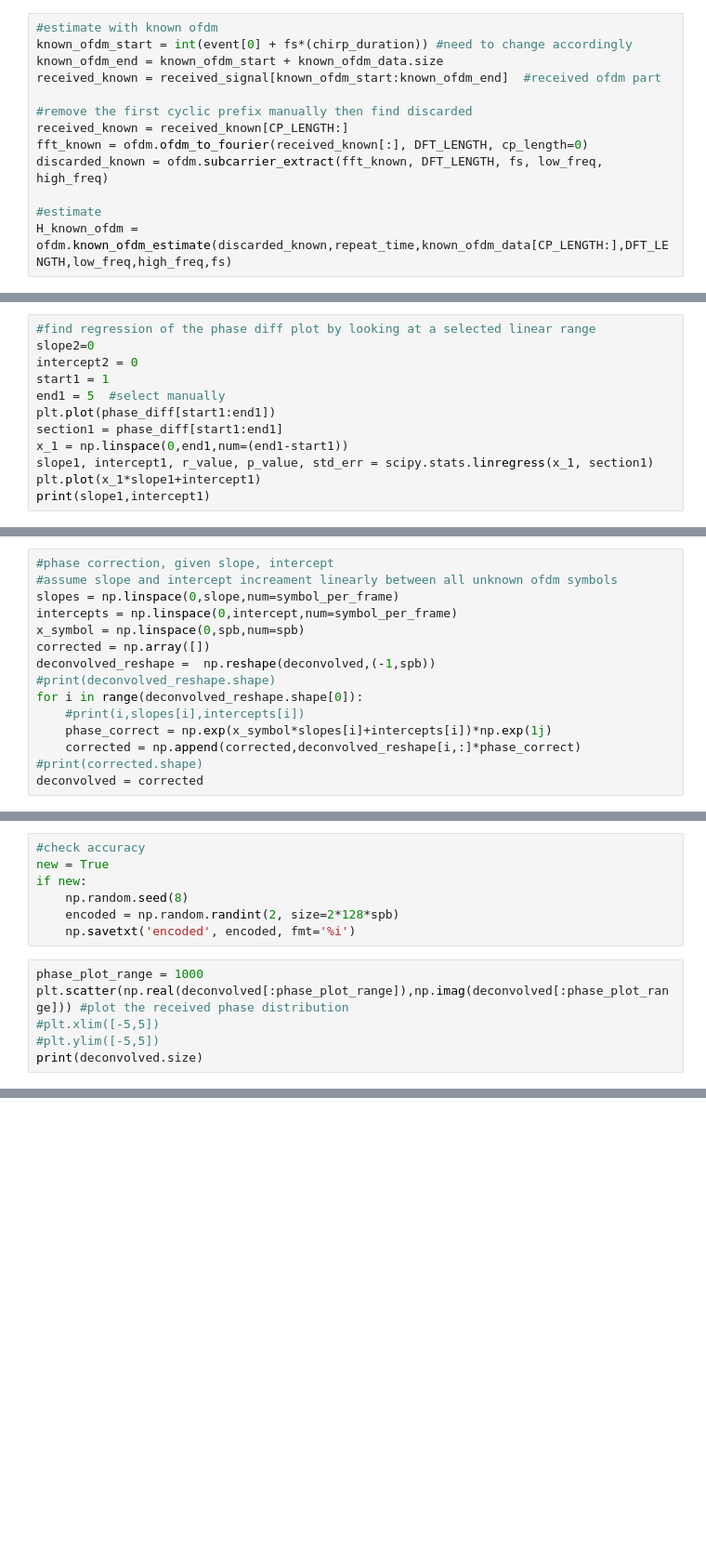
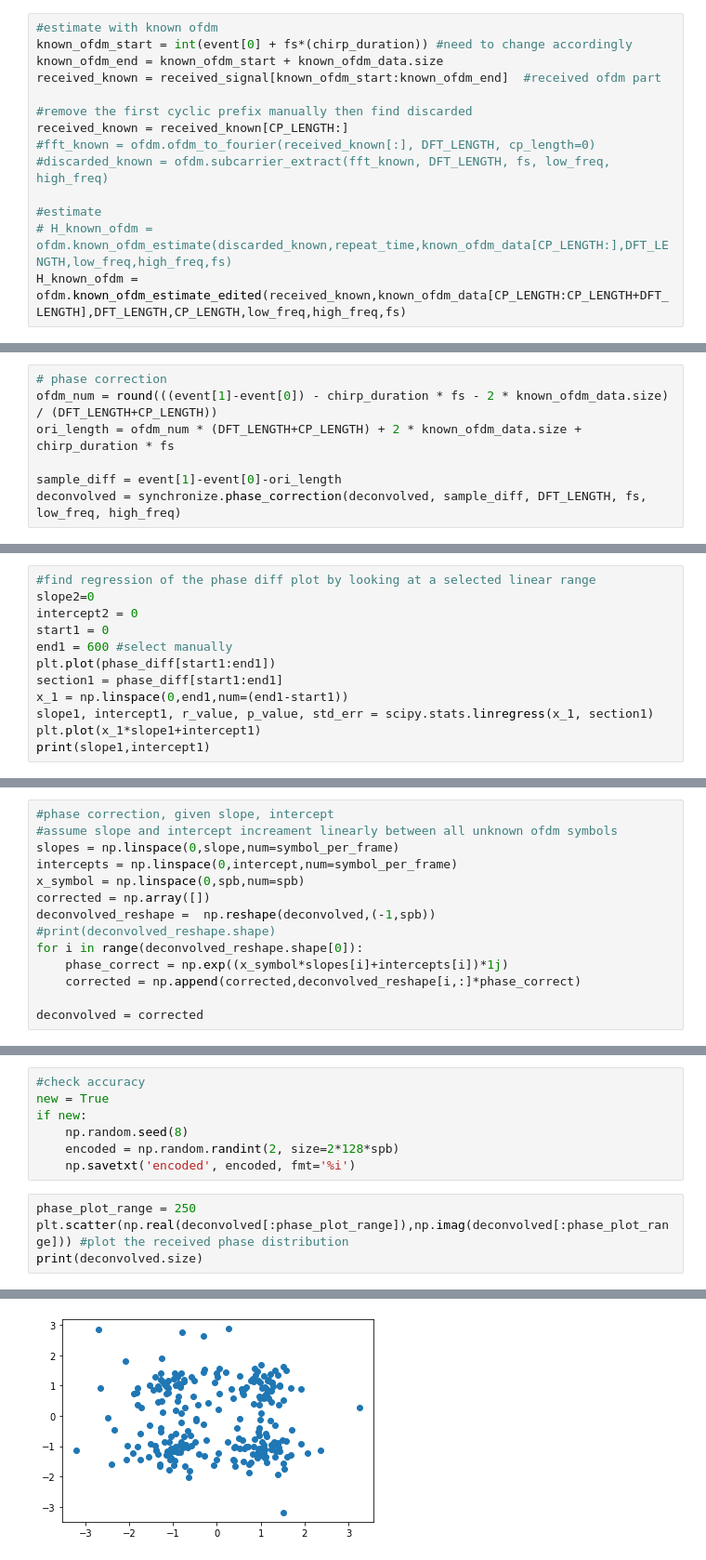
Before and after one commit to Jieying-Chen/IIA_Project_GF3_Group_1, a Jupyter notebook: OFDM_receiver.ipynb, the cells around one changed output, grey strips where cells are left out. Shown at 93% size. Drawn from its saved outputs; the diff is of its cells as text; blank space fills up the shorter version.

```diff
--- a/OFDM_receiver.ipynb
+++ b/OFDM_receiver.ipynb
@@ -88,8 +94,9 @@ received_known = received_signal[known_ofdm_start:known_ofdm_end]  #received ofd
 
 #remove the first cyclic prefix manually then find discarded
 received_known = received_known[CP_LENGTH:]
-fft_known = ofdm.ofdm_to_fourier(received_known[:], DFT_LENGTH, cp_length=0)
-discarded_known = ofdm.subcarrier_extract(fft_known, DFT_LENGTH, fs, low_freq, high_freq)
+#fft_known = ofdm.ofdm_to_fourier(received_known[:], DFT_LENGTH, cp_length=0)
+#discarded_known = ofdm.subcarrier_extract(fft_known, DFT_LENGTH, fs, low_freq, high_freq)
 
 #estimate
-H_known_ofdm = ofdm.known_ofdm_estimate(discarded_known,repeat_time,known_ofdm_data[CP_LENGTH:],DFT_LENGTH,low_freq,high_freq,fs)
+# H_known_ofdm = ofdm.known_ofdm_estimate(discarded_known,repeat_time,known_ofdm_data[CP_LENGTH:],DFT_LENGTH,low_freq,high_freq,fs)
+H_known_ofdm = ofdm.known_ofdm_estimate_edited(received_known,known_ofdm_data[CP_LENGTH:CP_LENGTH+DFT_LENGTH],DFT_LENGTH,CP_LENGTH,low_freq,high_freq,fs)
@@ -118,3 +121,10 @@ deconvolved = ofdm.deconvolve(discarded, H_known_ofdm, DFT_LENGTH, fs, low_freq,
+# %%
+# phase correction
+ofdm_num = round(((event[1]-event[0]) - chirp_duration * fs - 2 * known_ofdm_data.size) / (DFT_LENGTH+CP_LENGTH))
+ori_length = ofdm_num * (DFT_LENGTH+CP_LENGTH) + 2 * known_ofdm_data.size + chirp_duration * fs
+
+sample_diff = event[1]-event[0]-ori_length
+deconvolved = synchronize.phase_correction(deconvolved, sample_diff, DFT_LENGTH, fs, low_freq, high_freq)
 # %%
 #plot the phase difference between the two channel estimation done with known ofdm symbols
 phase_diff,H1,H2 = synchronize.phase_difference(received_signal, event,known_ofdm_data,CP_LENGTH,DFT_LENGTH,fs,low_freq,high_freq,repeat_time)
@@ -122,8 +132,8 @@ phase_diff,H1,H2 = synchronize.phase_difference(received_signal, event,known_ofd
 #find regression of the phase diff plot by looking at a selected linear range
 slope2=0
 intercept2 = 0
-start1 = 1
-end1 = 5  #select manually
+start1 = 0
+end1 = 600 #select manually
 plt.plot(phase_diff[start1:end1])
 section1 = phase_diff[start1:end1]
 x_1 = np.linspace(0,end1,num=(end1-start1))
@@ -155,8 +165,7 @@ corrected = np.array([])
 deconvolved_reshape =  np.reshape(deconvolved,(-1,spb))
 #print(deconvolved_reshape.shape)
 for i in range(deconvolved_reshape.shape[0]):
-    #print(i,slopes[i],intercepts[i])
-    phase_correct = np.exp(x_symbol*slopes[i]+intercepts[i])*np.exp(1j)
+    phase_correct = np.exp((x_symbol*slopes[i]+intercepts[i])*1j)
     corrected = np.append(corrected,deconvolved_reshape[i,:]*phase_correct)
-#print(corrected.shape)
+
 deconvolved = corrected
@@ -172,8 +177,7 @@ if new:
     encoded = np.random.randint(2, size=2*128*spb)
     np.savetxt('encoded', encoded, fmt='%i')
 # %%
-phase_plot_range = 1000
+phase_plot_range = 250
 plt.scatter(np.real(deconvolved[:phase_plot_range]),np.imag(deconvolved[:phase_plot_range])) #plot the received phase distribution
-#plt.xlim([-5,5])
-#plt.ylim([-5,5])
 print(deconvolved.size)
+# %% [output]
@@ -180,3 +185,4 @@ print(deconvolved.size)
+[figure, added]
 # %%
 if encode_method == 'qpsk':
     decoded = decode.qpsk_decode(deconvolved)
```
Also changed, not shown: parts of 17 cells of this notebook, 1 other file.
